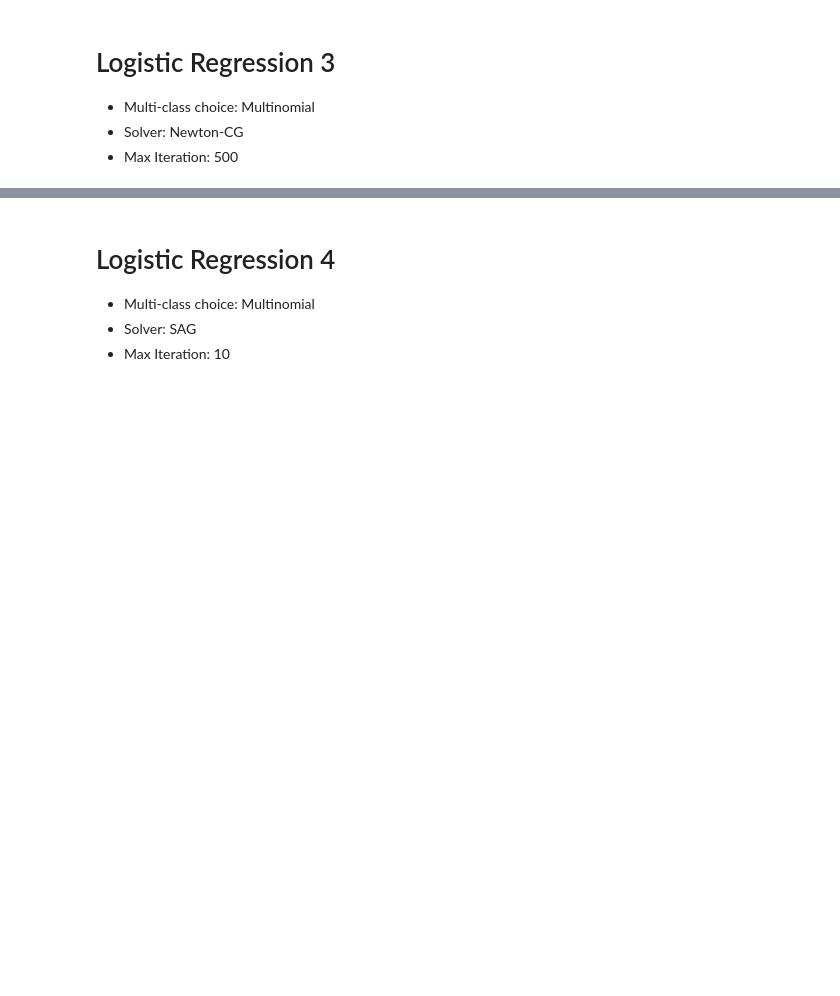
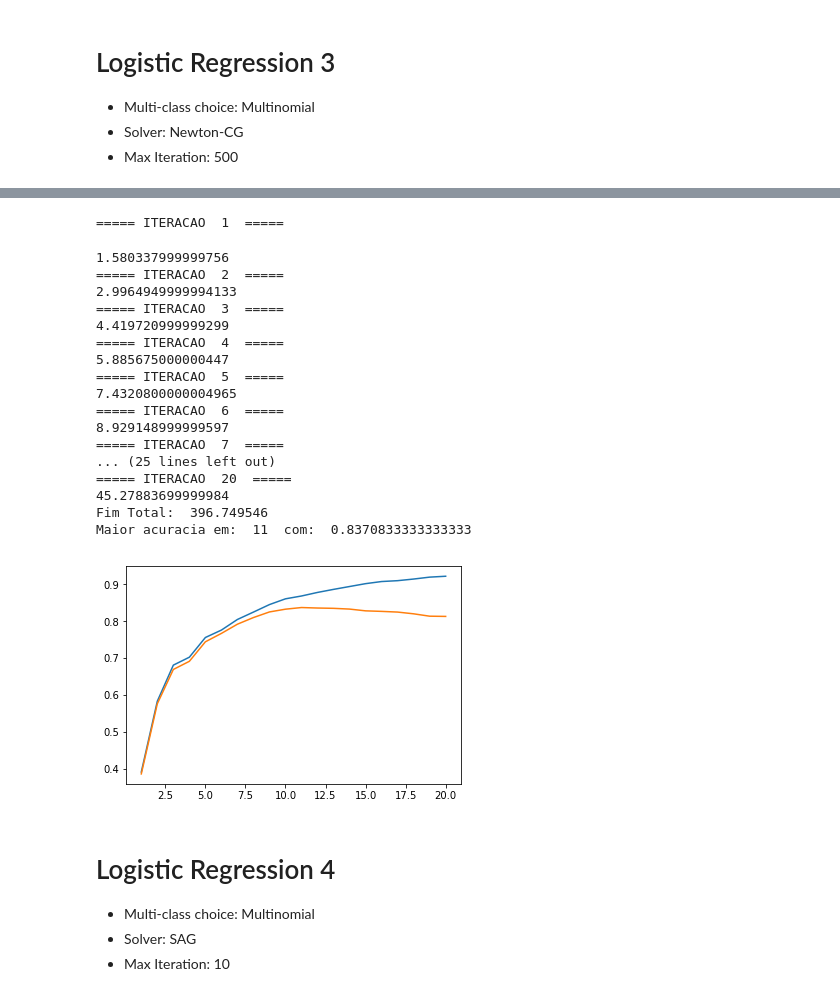
Before and after one commit to ignacioespinoso/Machine-Learning, a Jupyter notebook: proj2/logistic-regression.ipynb, the cells around one changed output, grey strips where cells are left out. Saved outputs shown, nothing was run; the diff lists cells and outputs as text; code cells hidden in the pictures; blank space fills up the shorter version.

```diff
--- a/proj2/logistic-regression.ipynb
+++ b/proj2/logistic-regression.ipynb
@@ -464,3 +338,60 @@ Score : 0.831
+# %%
+
+xToPlotMultinomial_NCG4 = np.array([])
+yToPlotMultinomial_NCG4 = np.array([])
+y2ToPlotMultinomial_NCG4 = np.array([])
+
+penalt = 'l2'
+solverMode = 'newton-cg'
+multiClass = 'ovr'
+
+maxAccuracy = 0
+iterMaxAccuracy = 0
+
+startTotal = time.clock()
+
+for i in range (1, 21):
+    maxIter = i
+    logisticModel4 = LogisticRegression(max_iter = maxIter, multi_class = multiClass, solver = solverMode)
+    print ("===== ITERACAO ", i, " =====")
+    start = time.clock()
+    logisticModel4.fit(fashionTrainParams, fashionTrainTarget)
+    print (time.clock() - start)
+
+    accuracyTrain = accuracy(trainTarget, logisticModel4, fashionTrainParams)
+    accuracyValidation = accuracy(validationTarget, logisticModel4, fashionValidationSetParams)
+
+    xToPlotMultinomial_NCG4 = np.append(xToPlotMultinomial_NCG4,maxIter)
+    yToPlotMultinomial_NCG4 = np.append(yToPlotMultinomial_NCG4,accuracyTrain)
+    y2ToPlotMultinomial_NCG4 = np.append(y2ToPlotMultinomial_NCG4,accuracyValidation)
+    if (accuracyValidation > maxAccuracy):
+        maxAccuracy = accuracyValidation
+        iterMaxAccuracy = i
+
+print ("Fim Total: ", time.clock() - startTotal)
+
+plt.plot(xToPlotMultinomial_NCG4, yToPlotMultinomial_NCG4, xToPlotMultinomial_NCG4,y2ToPlotMultinomial_NCG4)
+print ("Maior acuracia em: ", iterMaxAccuracy," com: ", maxAccuracy)
+# %% [output]
+===== ITERACAO  1  =====
+1.580337999999756
+===== ITERACAO  2  =====
+2.9964949999994133
+===== ITERACAO  3  =====
+4.419720999999299
+===== ITERACAO  4  =====
+5.885675000000447
+===== ITERACAO  5  =====
+7.4320800000004965
+===== ITERACAO  6  =====
+8.929148999999597
+===== ITERACAO  7  =====
+... (25 lines left out)
+===== ITERACAO  20  =====
+45.27883699999984
+Fim Total:  396.749546
+Maior acuracia em:  11  com:  0.8370833333333333
+[figure, added]
 # %% [markdown]
 # Logistic Regression 4
 - Multi-class choice: Multinomial
```
Also changed, not shown: parts of 53 cells of this notebook.
